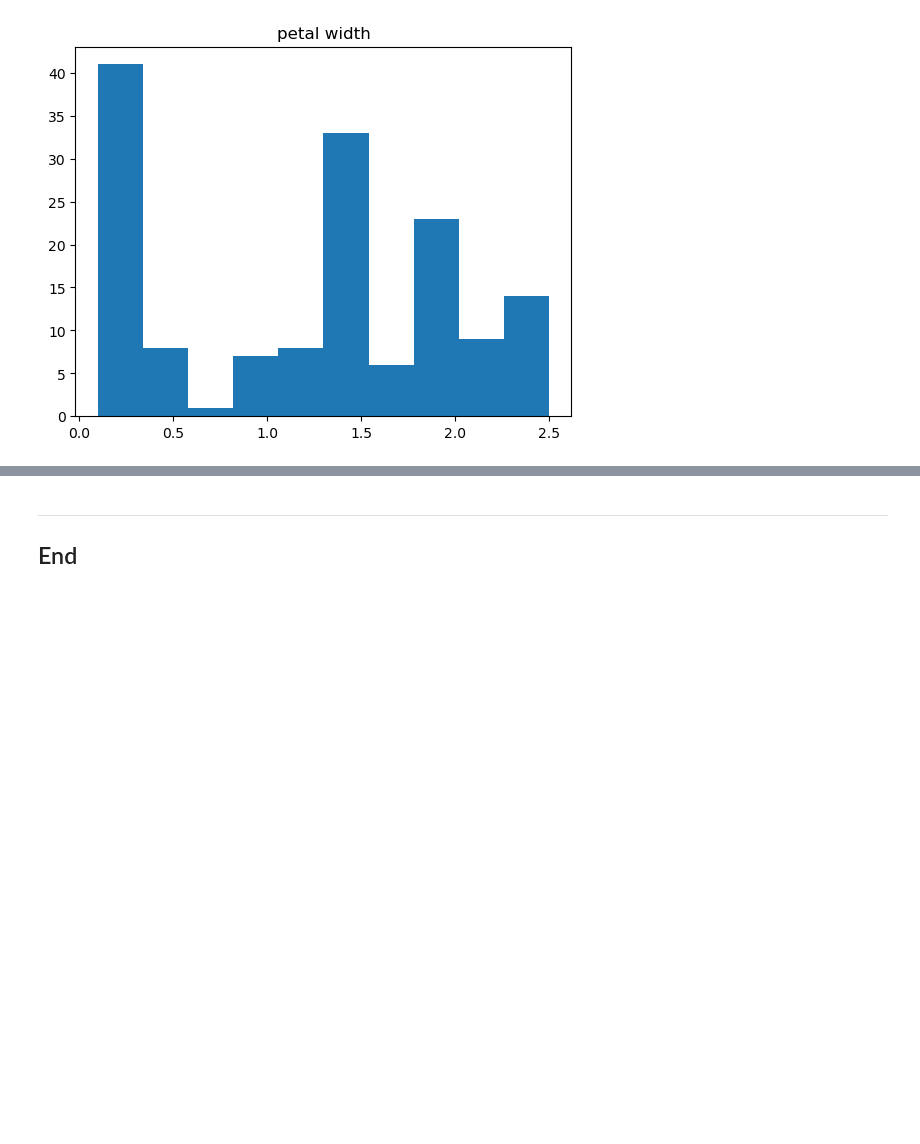
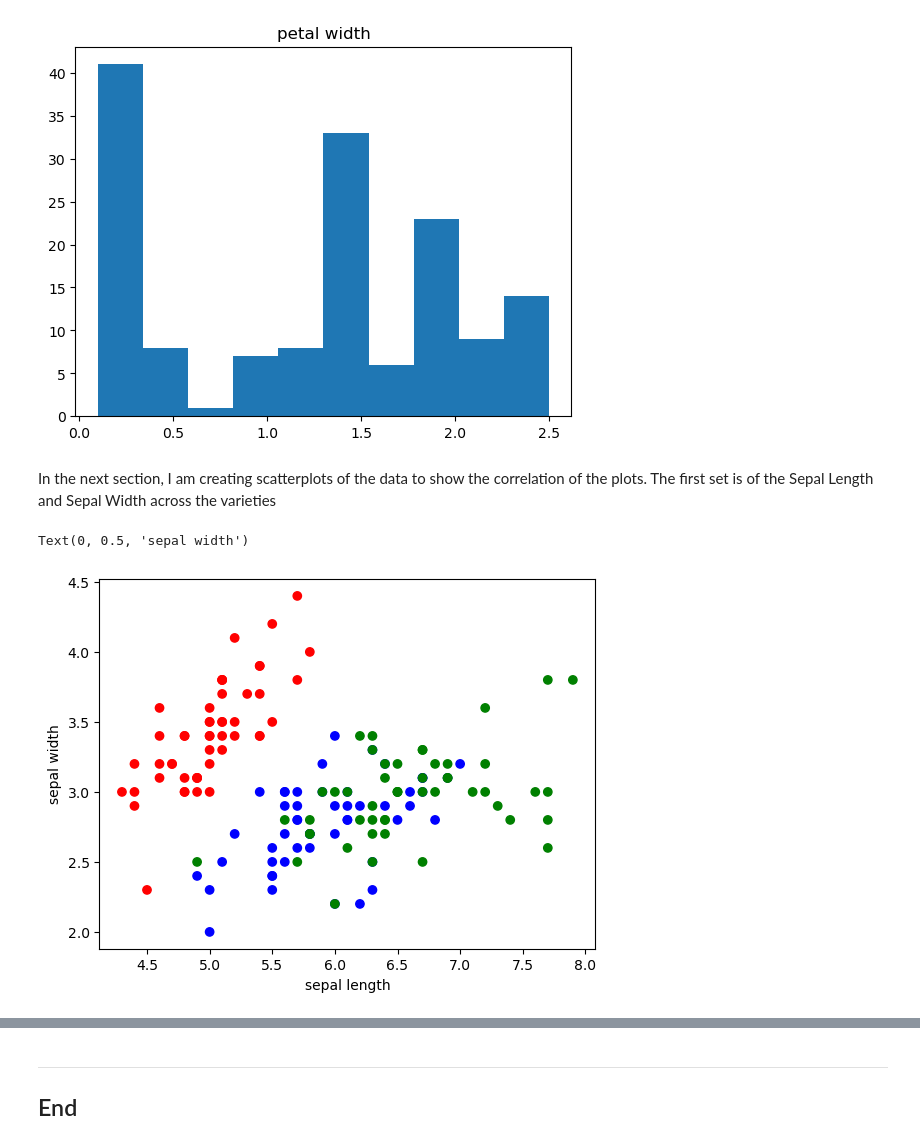
Before and after one commit to kevinsenan/4359-Fundamentals-of-Data-Analysis, a Jupyter notebook: Project.ipynb, the cells around one changed output, grey strips where cells are left out. Cells and saved outputs as stored; diff of their text form; code cells hidden in the pictures; blank space fills up the shorter version.

Commit message:
Adding scatterplots to the Project

```diff
--- a/Project.ipynb
+++ b/Project.ipynb
@@ -42,3 +42,13 @@ plt.show()
 [figure]
 [figure]
 [figure]
+# %% [markdown]
+In the next section, I am creating scatterplots of the data to show the correlation of the plots. The first set is of the Sepal Length and Sepal Width across the varieties
+# %%
+colour = {'Iris-setosa':'red', 'Iris-virginica':'green', 'Iris-versicolor':'blue'}
+plt.scatter(df[0], df[1], c=df['Iris'].map(colour))
+plt.xlabel(headers[0])
+plt.ylabel(headers[1])
+# %% [output]
+Text(0, 0.5, 'sepal width')
+[figure, added]
```
Also changed, not shown: parts of 2 cells of this notebook, 1 other file.
